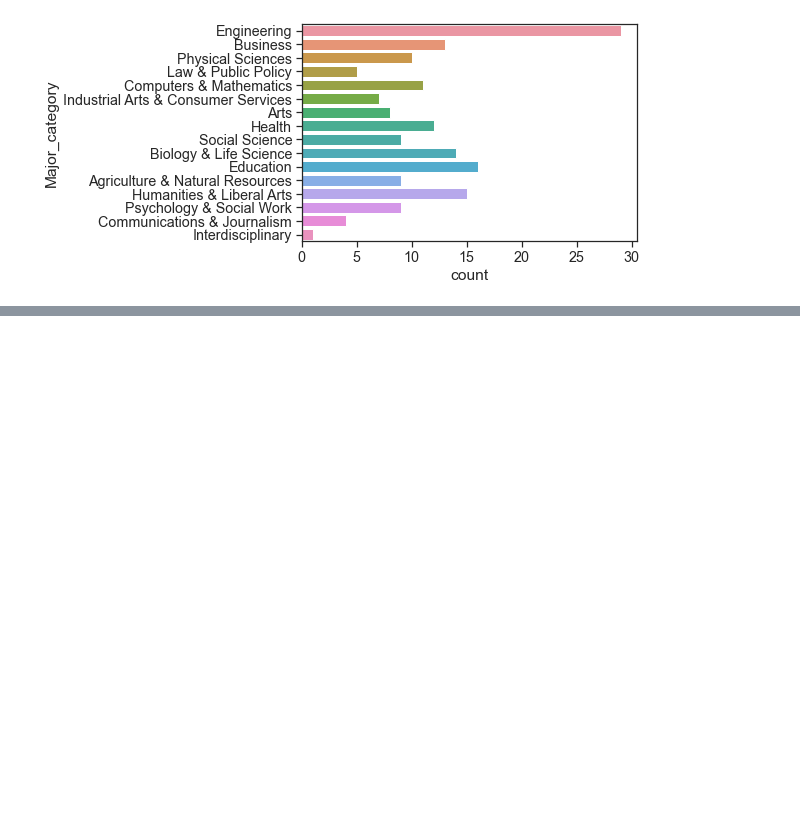
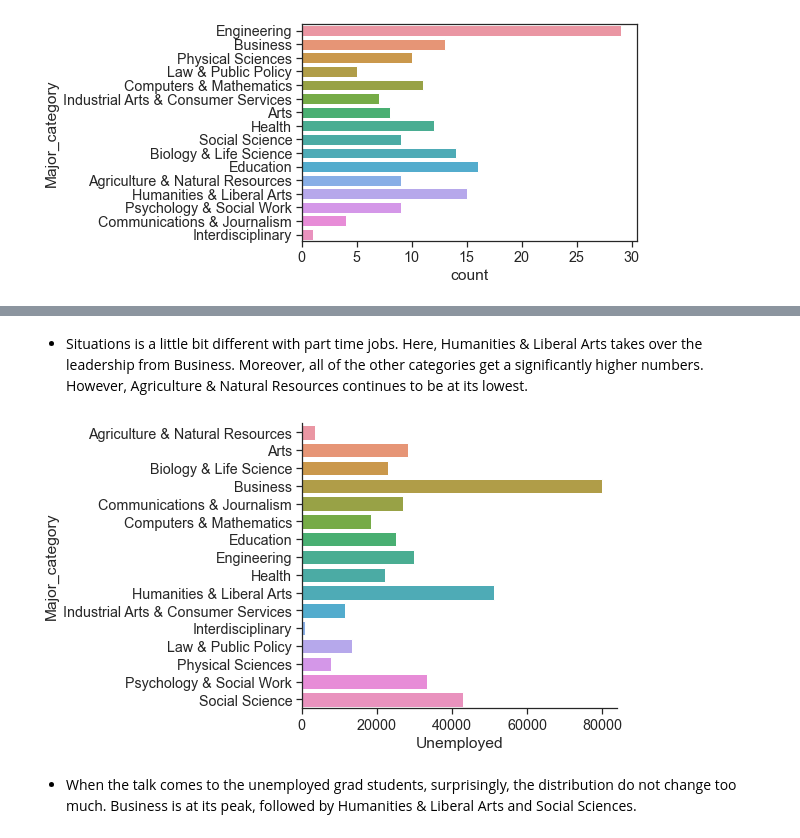
Before and after one commit to data301-2021-winter1/project-group02-project, a Jupyter notebook: notebooks/analysis1.ipynb, the cells around one changed output, grey strips where cells are left out. Saved outputs shown, nothing was run; the diff lists cells and outputs as text; code cells hidden in the pictures; blank space fills up the shorter version.

```diff
--- a/notebooks/analysis1.ipynb
+++ b/notebooks/analysis1.ipynb
@@ -226,0 +237,10 @@ ax = sns.countplot(y='Major_category', data=cdf)
+# %% [markdown]
+* Situations is a little bit different with part time jobs. Here, Humanities & Liberal Arts takes over the leadership from Business. Moreover, all of the other categories get a significantly higher numbers. However, Agriculture & Natural Resources continues to be at its lowest.
+# %%
+ax = sns.catplot(x="Unemployed", y="Major_category", data = cdf, kind="bar")
+ax.fig.set_size_inches(25,5)
+plt.show()
+# %% [output]
+[figure, added]
+# %% [markdown]
+* When the talk comes to the unemployed grad students, surprisingly, the distribution do not change too much. Business is at its peak, followed by Humanities & Liberal Arts and Social Sciences.
```
Also changed, not shown: parts of 12 cells of this notebook.
